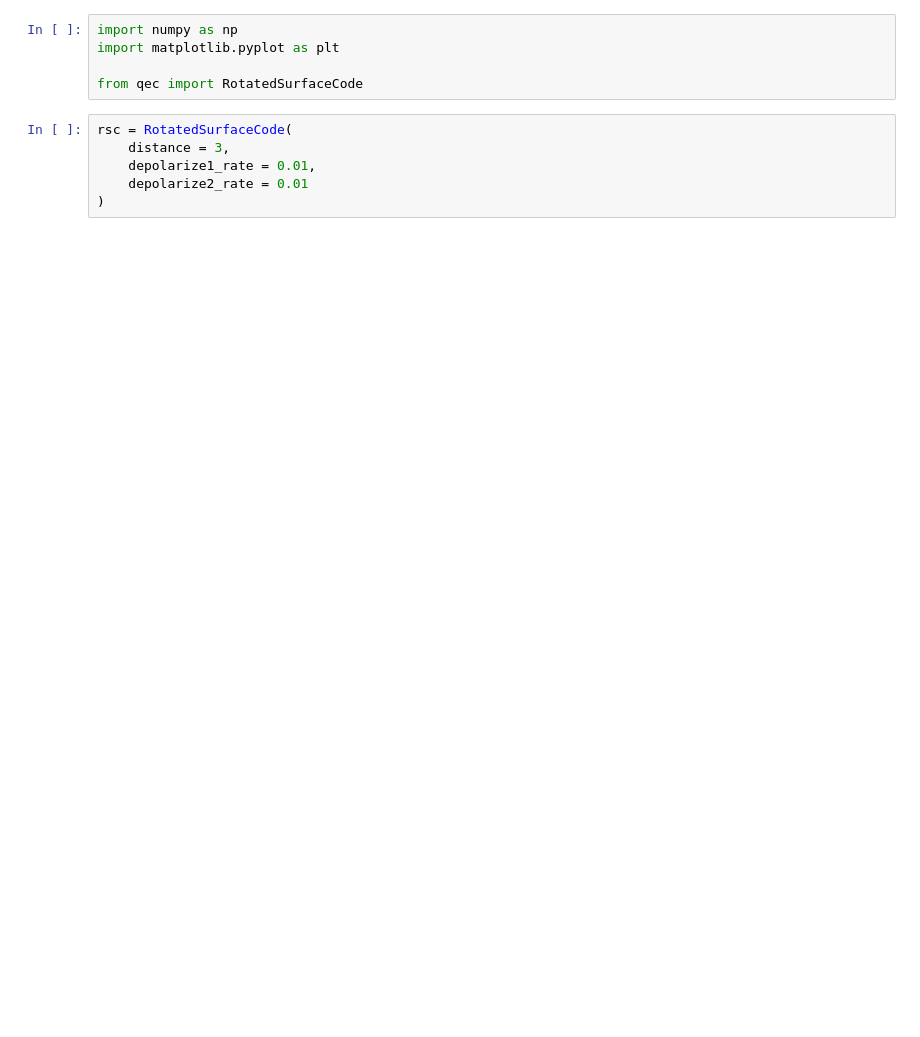
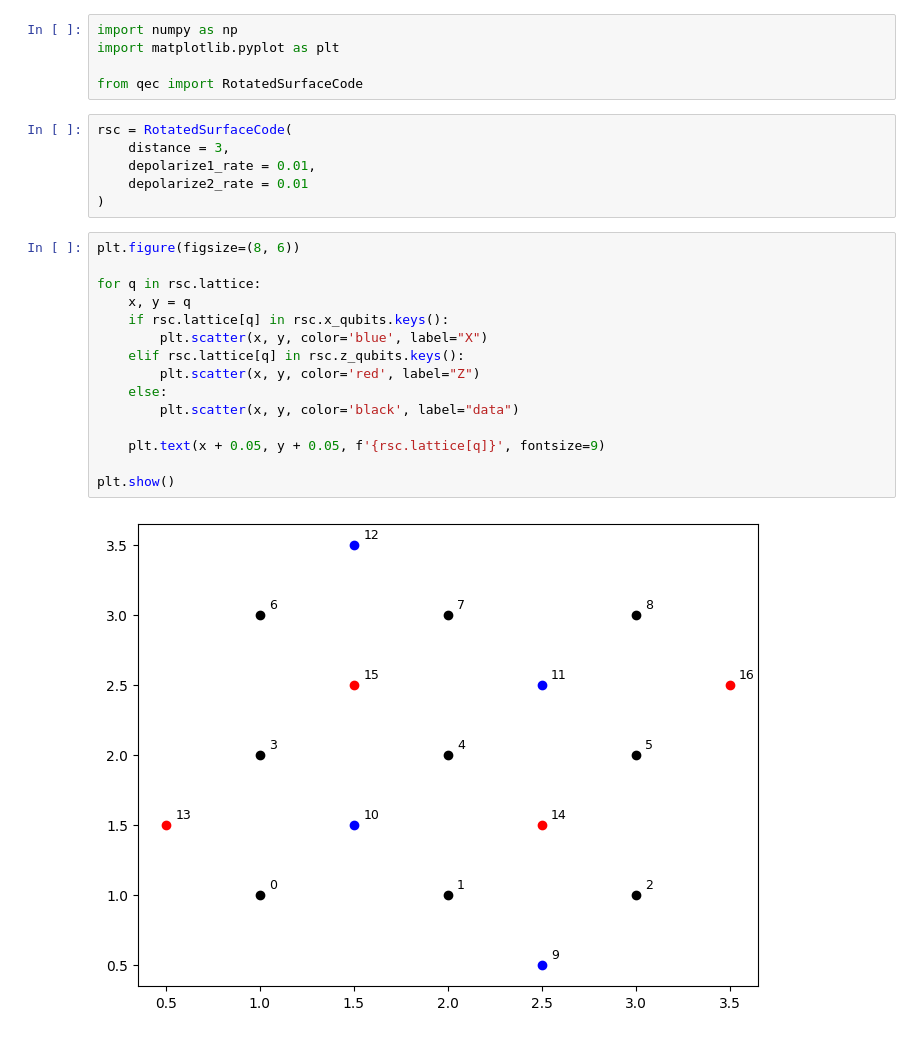
Before and after one commit to adelshb/qec-with-code, a Jupyter notebook: notebooks/rotated_surface_code.ipynb, the cells around one changed output. Cells and saved outputs as stored; diff of their text form; blank space fills up the shorter version.

```diff
--- a/notebooks/rotated_surface_code.ipynb
+++ b/notebooks/rotated_surface_code.ipynb
@@ -9,4 +9,21 @@ rsc = RotatedSurfaceCode(
     depolarize1_rate = 0.01,
     depolarize2_rate = 0.01
 )
+# %%
+plt.figure(figsize=(8, 6))
+
+for q in rsc.lattice:
+    x, y = q
+    if rsc.lattice[q] in rsc.x_qubits.keys():
+        plt.scatter(x, y, color='blue', label="X")
+    elif rsc.lattice[q] in rsc.z_qubits.keys():
+        plt.scatter(x, y, color='red', label="Z")
+    else:
+        plt.scatter(x, y, color='black', label="data")
+
+    plt.text(x + 0.05, y + 0.05, f'{rsc.lattice[q]}', fontsize=9)
+
+plt.show()
+# %% [output]
+[figure, added]
 # %%
```
Also changed, not shown: parts of 4 cells of this notebook, 4 other files.
